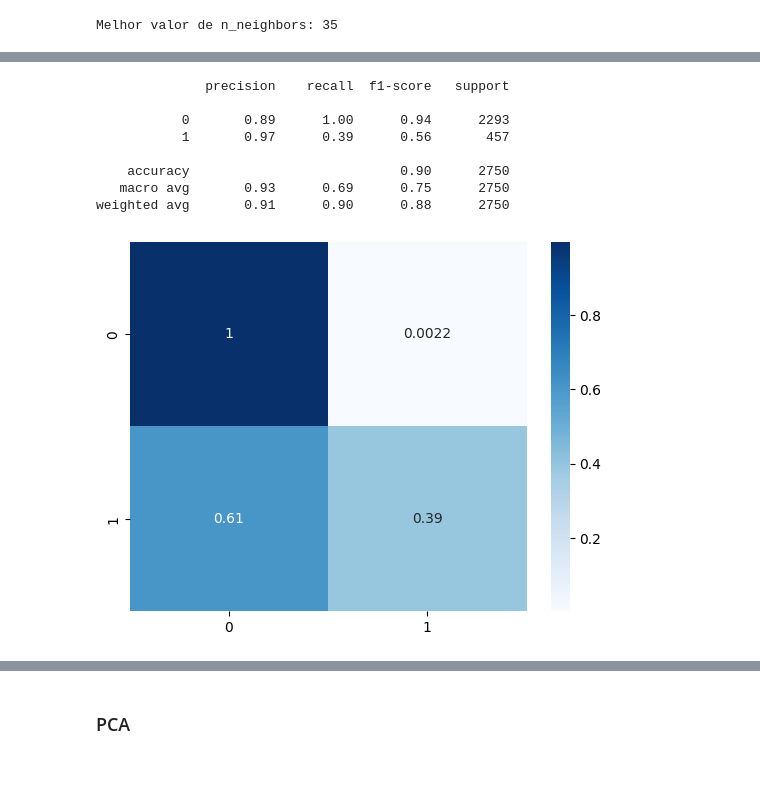
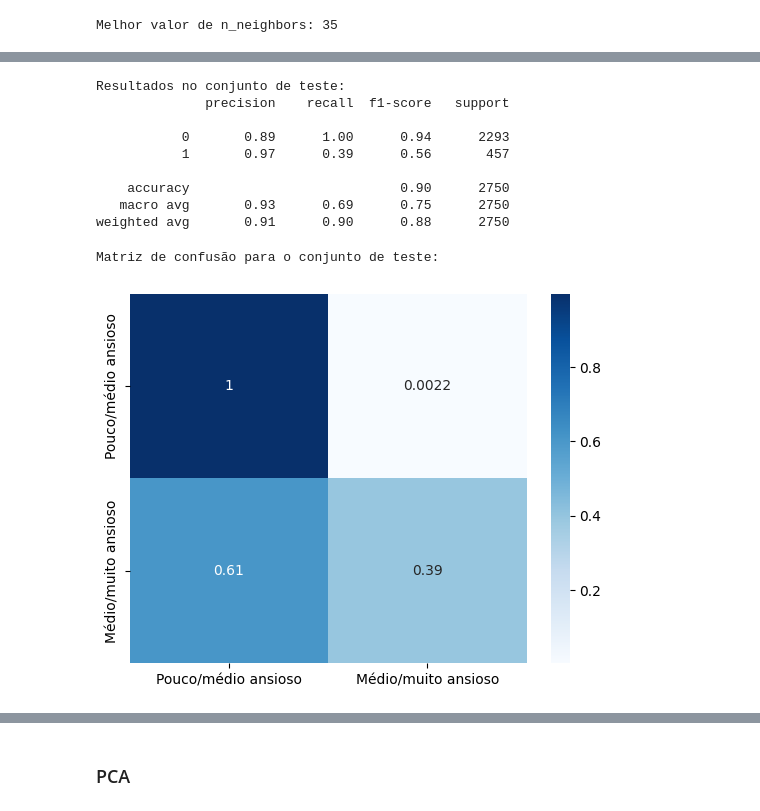
Before and after one commit to joaoloss/social-anxiety-analysis, a Jupyter notebook: src.ipynb, the cells around one changed output, grey strips where cells are left out. Cells and saved outputs as stored; diff of their text form; code cells hidden in the pictures; blank space fills up the shorter version.

```diff
--- a/src.ipynb
+++ b/src.ipynb
@@ -592,11 +607,11 @@ sns.heatmap(confusion_matrix(y_1_test, y_pred_no_irrelevant, normalize='true'),
 Nessa seção será avaliado o desempenho do KNN para o nível 2 (pouco/médio ansioso vs médio/muito ansioso).
 # %%
 train_df_level_2 = pd.read_csv('train_data/train_level_2.csv')
-X_2_train = train_df_level_2.drop('label', axis=1)
+X_2_train = train_df_level_2.drop(['label', 'original_label'], axis=1)
 y_2_train = train_df_level_2['label']
 
 test_df_level_2 = pd.read_csv('test_data/test_level_2.csv')
-X_2_test = test_df_level_2.drop('label', axis=1)
+X_2_test = test_df_level_2.drop(['label', 'original_label'], axis=1)
 y_2_test = test_df_level_2['label']
 # %%
 params = {'n_neighbors': list(range(1, 42, 2))}
@@ -609,7 +637,9 @@ Melhor valor de n_neighbors: 35
 # %%
 y2_pred = clf2.predict(X_2_test)
+print("Resultados no conjunto de teste:")
 print(classification_report(y_2_test, y2_pred))
 # %% [output]
+Resultados no conjunto de teste:
               precision    recall  f1-score   support
 
            0       0.89      1.00      0.94      2293
@@ -619,6 +649,8 @@ print(classification_report(y_2_test, y2_pred))
    macro avg       0.93      0.69      0.75      2750
 weighted avg       0.91      0.90      0.88      2750
 # %%
-sns.heatmap(confusion_matrix(y_2_test, y2_pred, normalize='true'), annot=True, cmap='Blues');
+print("Matriz de confusão para o conjunto de teste:")
+sns.heatmap(confusion_matrix(y_2_test, y2_pred, normalize='true'), xticklabels=['Pouco/médio ansioso', 'Médio/muito ansioso'], yticklabels=['Pouco/médio ansioso', 'Médio/muito ansioso'], annot=True, cmap='Blues');
 # %% [output]
+Matriz de confusão para o conjunto de teste:
-[figure, old version]
+[figure, new version]
```
Also changed, not shown: parts of 53 cells of this notebook, 10 other files.
